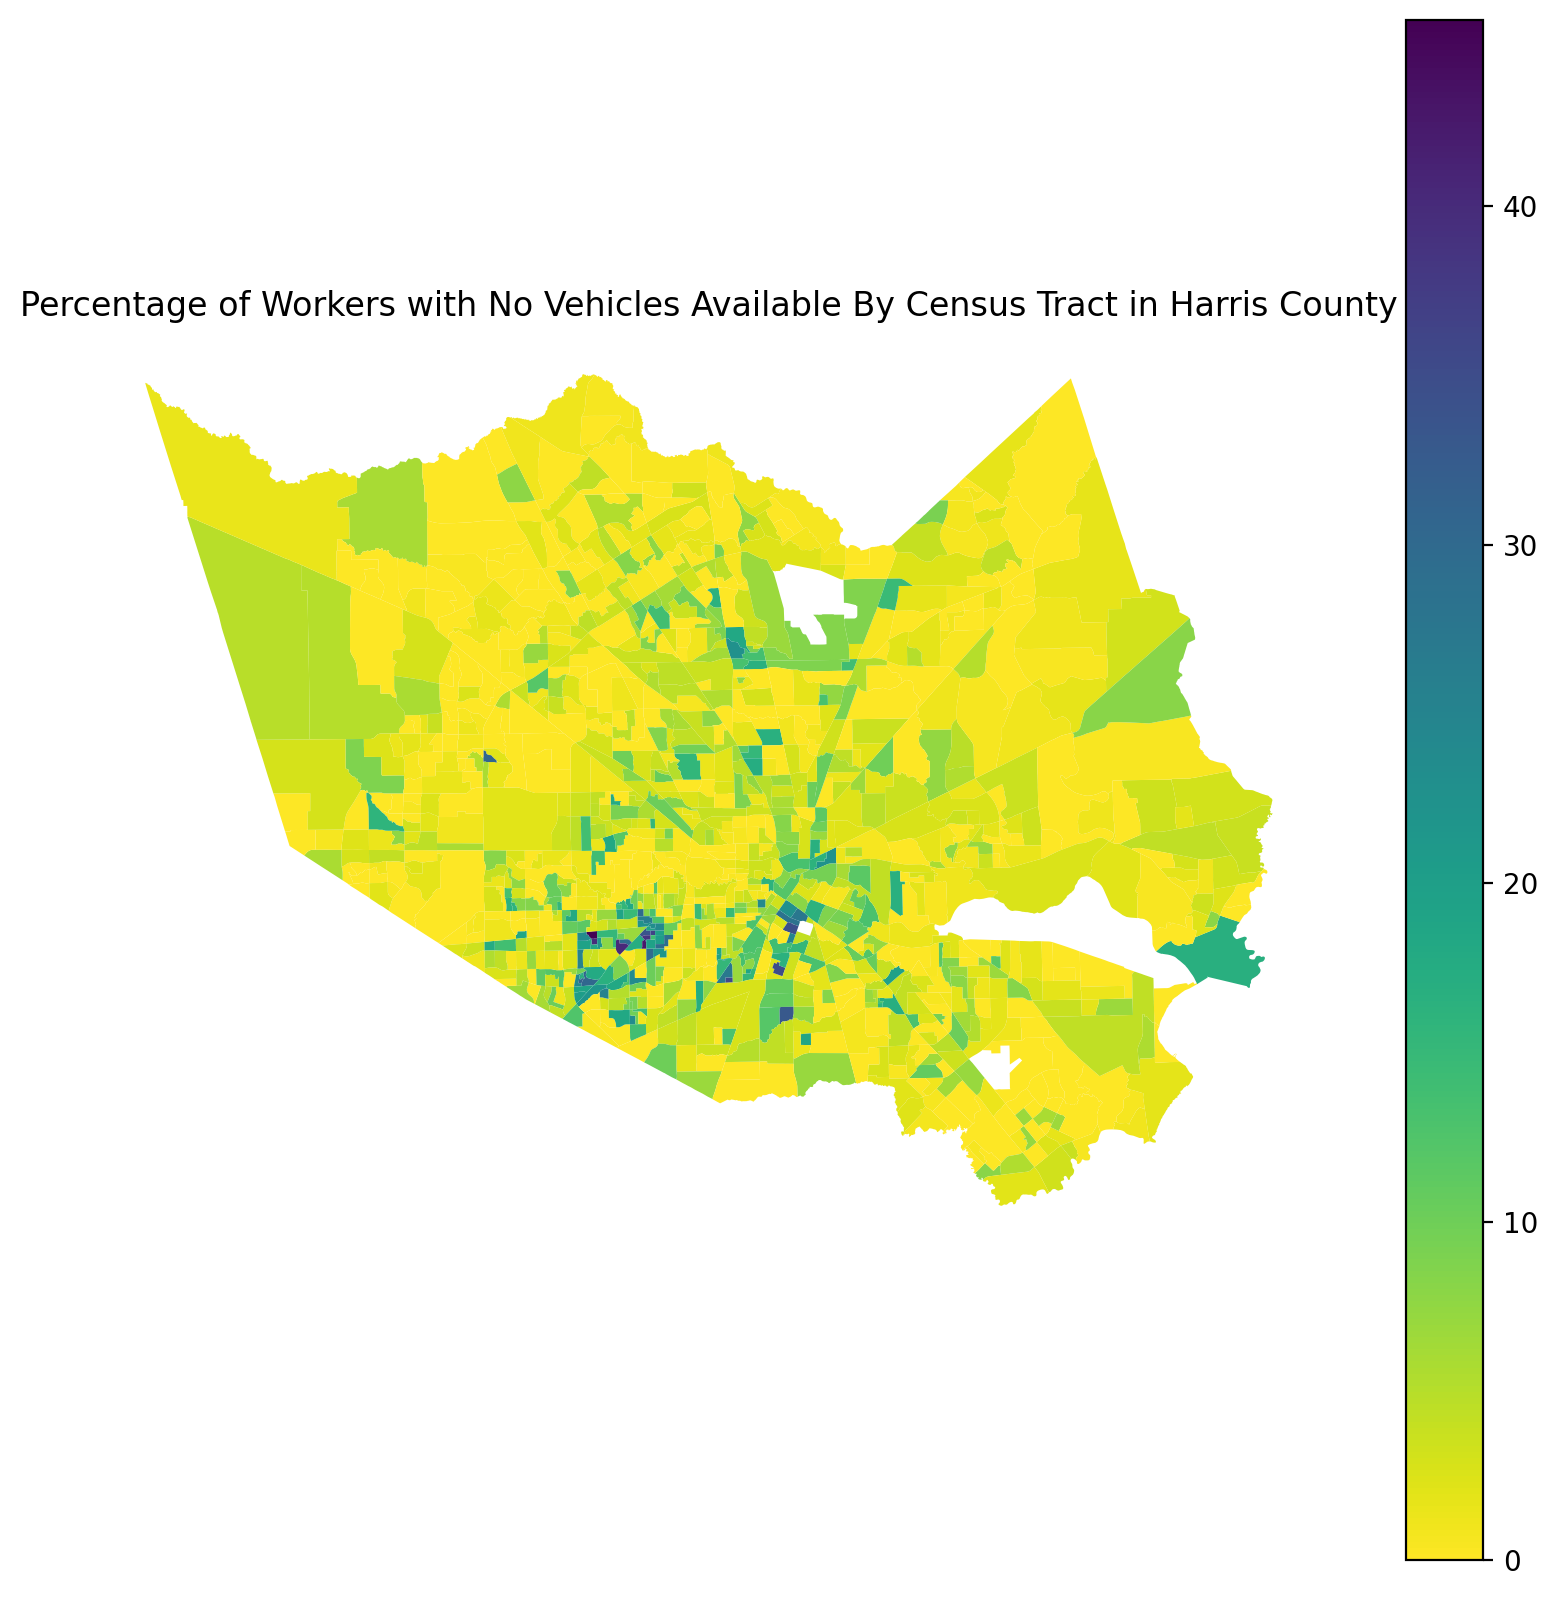
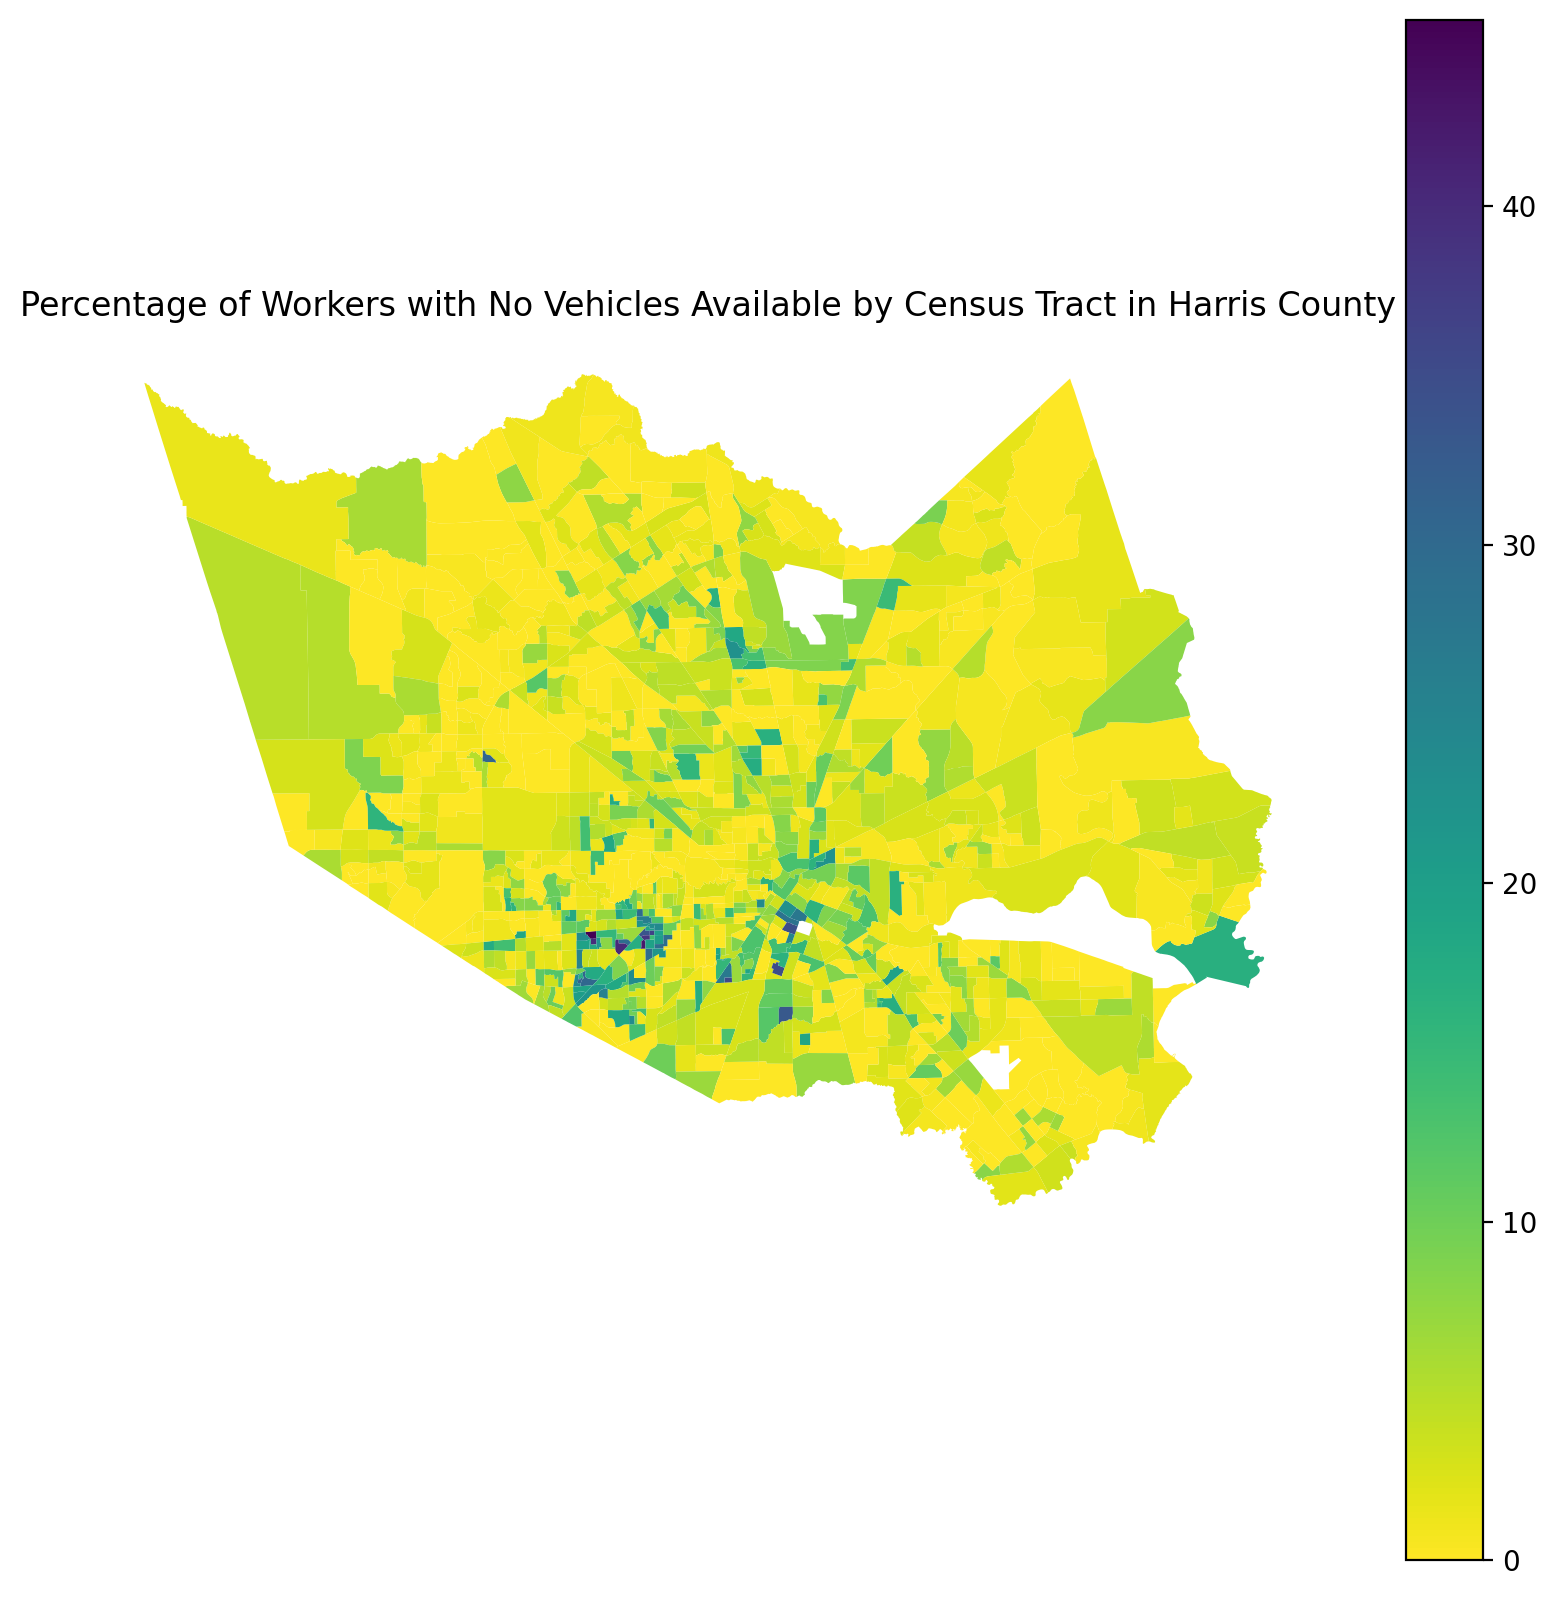
The change to this notebook cell's code, shown as a diff; its figure went from the first image to the second:
--- before
+++ after
@@ -1,5 +1,5 @@
 fig, ax = plt.subplots(figsize=(10, 10))
 
-merged.plot(
+merged_2.plot(
     column="S0802_C01_094E",
     cmap="viridis_r",
@@ -8,5 +8,5 @@
 )
 
-plt.title("Percentage of Workers with No Vehicles Available By Census Tract in Harris County")
+plt.title("Percentage of Workers with No Vehicles Available by Census Tract in Harris County")
 plt.axis("off")
 plt.show()

Commit: collins county